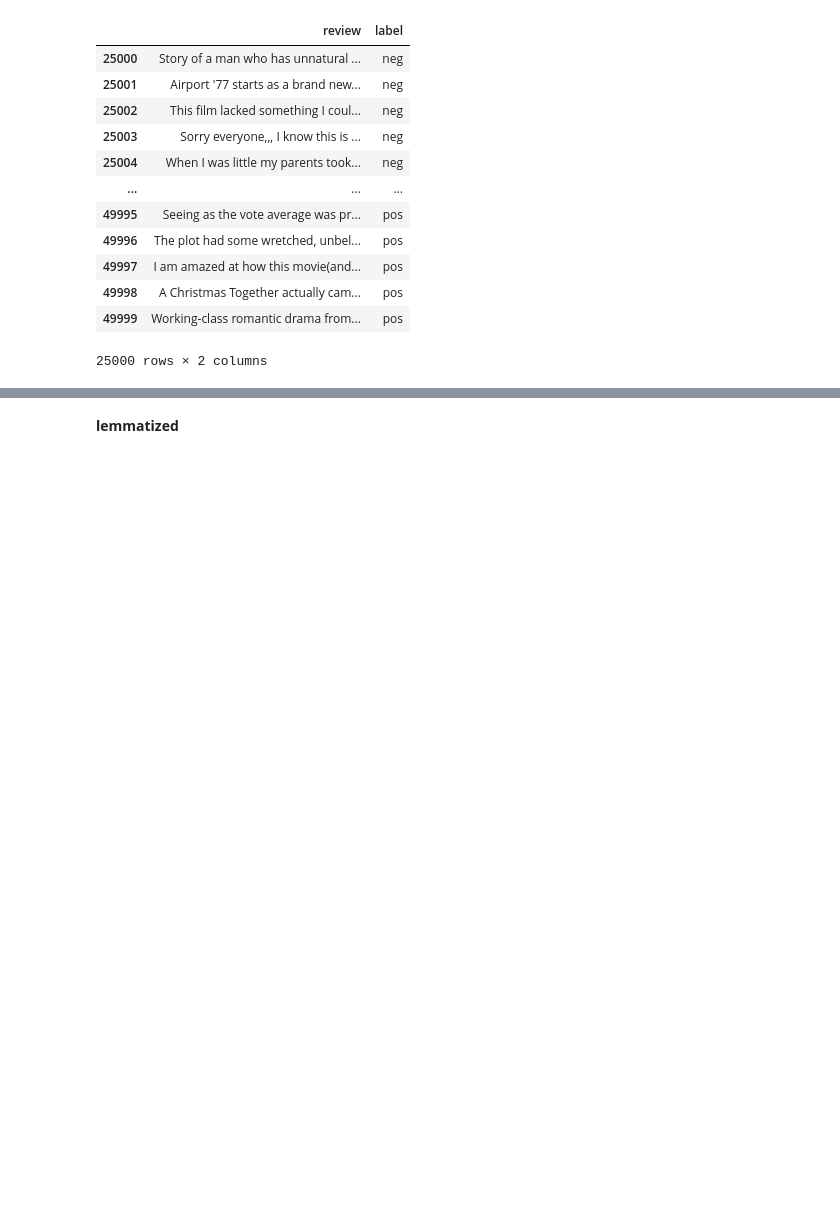
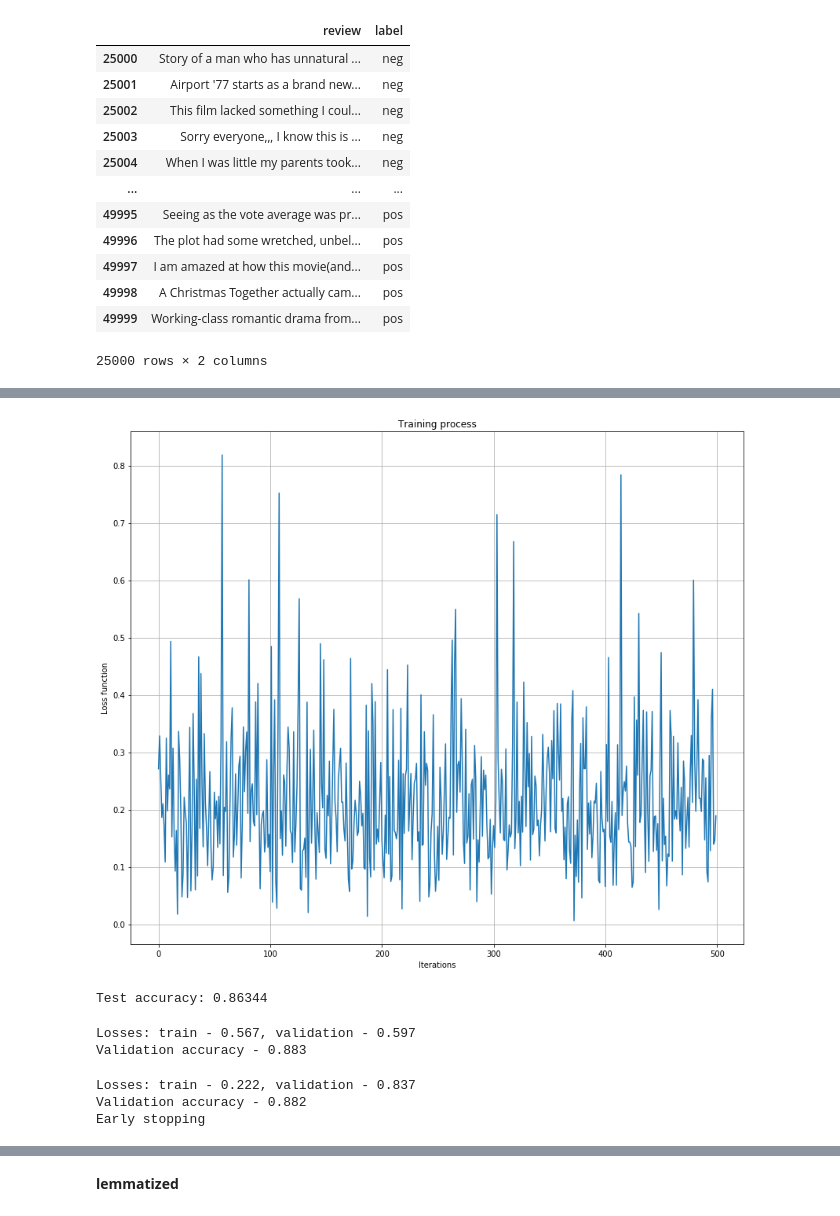
Before and after one commit to flying-bear/kompluxternaya, a Jupyter notebook: Assignment_5.ipynb, the cells around one changed output, grey strips where cells are left out. Saved outputs shown, nothing was run; the diff lists cells and outputs as text; code cells hidden in the pictures; blank space fills up the shorter version.

```diff
--- a/Assignment_5.ipynb
+++ b/Assignment_5.ipynb
@@ -347,0 +410,23 @@ Test accuracy: 0.86432
+# %%
+tt.cuda.empty_cache()
+
+batch_size = 32
+
+model = MyModel(len(raw_TEXT.vocab.itos),
+                embed_size=100,
+                hidden_size=128,
+                kernels=[2,3,4,5],
+                dropout_rate=0.
+               )
+
+raw_train_iterator, raw_valid_iterator, raw_test_iterator = BucketIterator.splits(
+    (raw_trn, raw_vld, raw_tst),
+    batch_sizes=(batch_size, batch_size, batch_size),
+    shuffle=True,
+    sort_key=lambda x: len(x.review),
+    device=device
+)
+
+optimizer = optim.Adam(model.parameters(), lr=0.02)
+criterion = nn.CrossEntropyLoss()
+scheduler = tt.optim.lr_scheduler.ReduceLROnPlateau(optimizer, 'min', patience=2)
@@ -347,0 +441,9 @@ Test accuracy: 0.86432
+# %%
+plot_loss(losses)
+# %% [output]
+[figure, added]
+# %%
+t_a = test_model(model, raw_test_iterator)
+print(f"\nTest accuracy: {np.mean(t_a)}")
+# %% [output]
+Test accuracy: 0.86344
@@ -347,0 +473,8 @@ Test accuracy: 0.86432
+# %%
+losses, val_acc = train_opt_model(model, raw_train_iterator, raw_valid_iterator, criterion, optimizer, scheduler=scheduler)
+# %% [output]
+Losses: train - 0.567, validation - 0.597
+Validation accuracy - 0.883
+Losses: train - 0.222, validation - 0.837
+Validation accuracy - 0.882
+Early stopping
```
Also changed, not shown: parts of 32 cells of this notebook.
